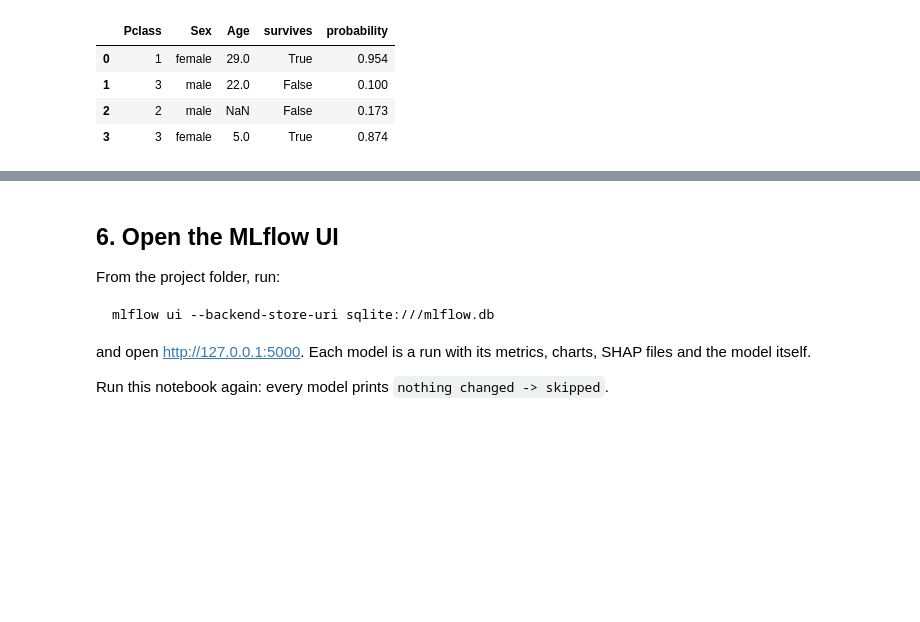
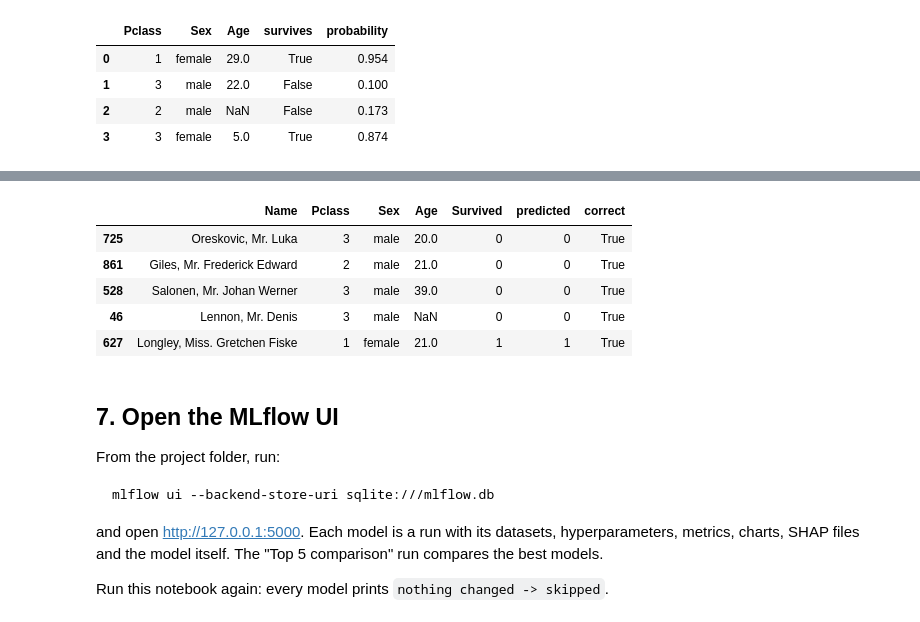
Before and after one commit to MarcoBispo97/mlflow-tracker, a Jupyter notebook: notebooks/titanic.ipynb, the cells around one changed output, grey strips where cells are left out. Cells and saved outputs as stored; diff of their text form; code cells hidden in the pictures; blank space fills up the shorter version.

````diff
--- a/notebooks/titanic.ipynb
+++ b/notebooks/titanic.ipynb
@@ -195,5 +209,20 @@ Best model: LightGBM (F1 = 0.745)
+# %%
+production_model = mlflow.pyfunc.load_model(f"models:/{best['model_id']}")
+
+feed = df.sample(5, random_state=7)  # 5 rows arriving from the data feed
+scored = feed[["Name", "Pclass", "Sex", "Age", "Survived"]].copy()
+scored["predicted"] = production_model.predict(prepare(feed))
+scored["correct"] = scored["predicted"] == scored["Survived"]
+scored
+# %% [output]
+|  | Name | Pclass | Sex | Age | Survived | predicted | correct |
+| 725 | Oreskovic, Mr. Luka | 3 | male | 20.0 | 0 | 0 | True |
+| 861 | Giles, Mr. Frederick Edward | 2 | male | 21.0 | 0 | 0 | True |
+| 528 | Salonen, Mr. Johan Werner | 3 | male | 39.0 | 0 | 0 | True |
+| 46 | Lennon, Mr. Denis | 3 | male | NaN | 0 | 0 | True |
+| 627 | Longley, Miss. Gretchen Fiske | 1 | female | 21.0 | 1 | 1 | True |
 # %% [markdown]
-## 6. Open the MLflow UI
+## 7. Open the MLflow UI
 
 From the project folder, run:
 
@@ -201,6 +230,7 @@ From the project folder, run:
 mlflow ui --backend-store-uri sqlite:///mlflow.db
 ```
 
-and open http://127.0.0.1:5000. Each model is a run with its metrics, charts, SHAP files and the model itself.
+and open http://127.0.0.1:5000. Each model is a run with its datasets, hyperparameters,
+metrics, charts, SHAP files and the model itself. The "Top 5 comparison" run compares the best models.
 
 Run this notebook again: every model prints `nothing changed -> skipped`.
````
Also changed, not shown: parts of 4 cells of this notebook, 1 other file.
